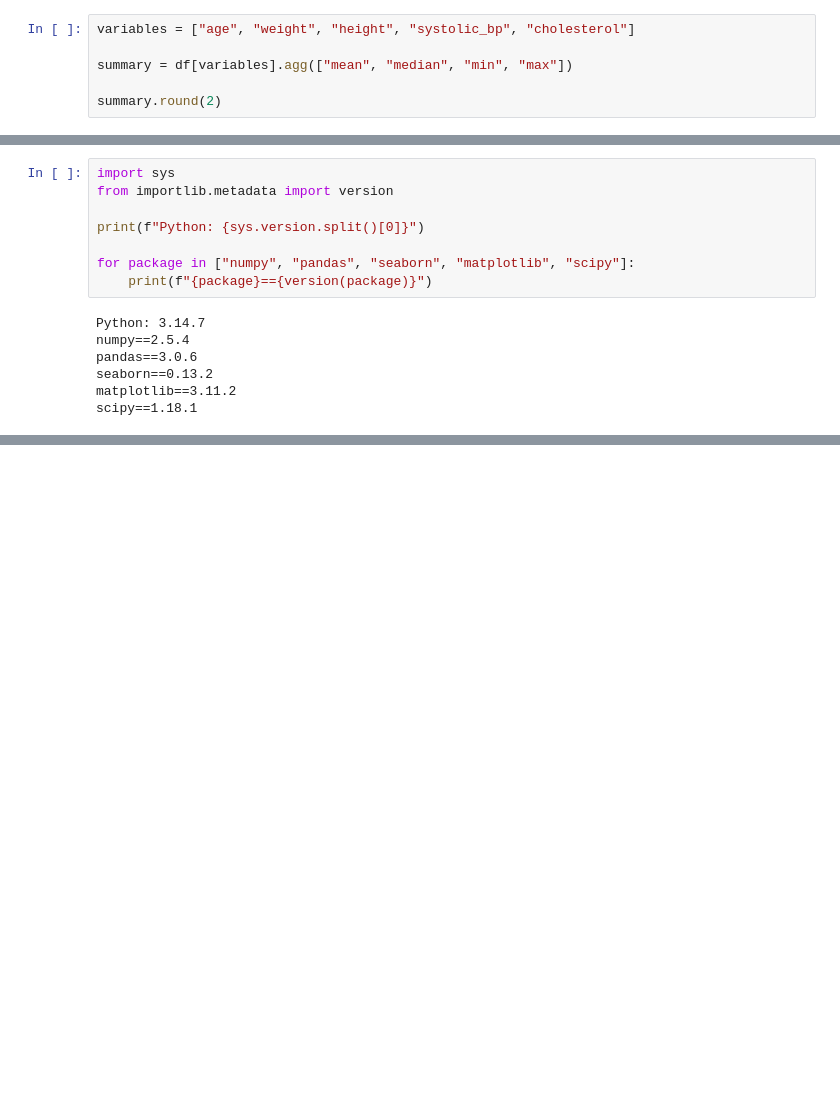
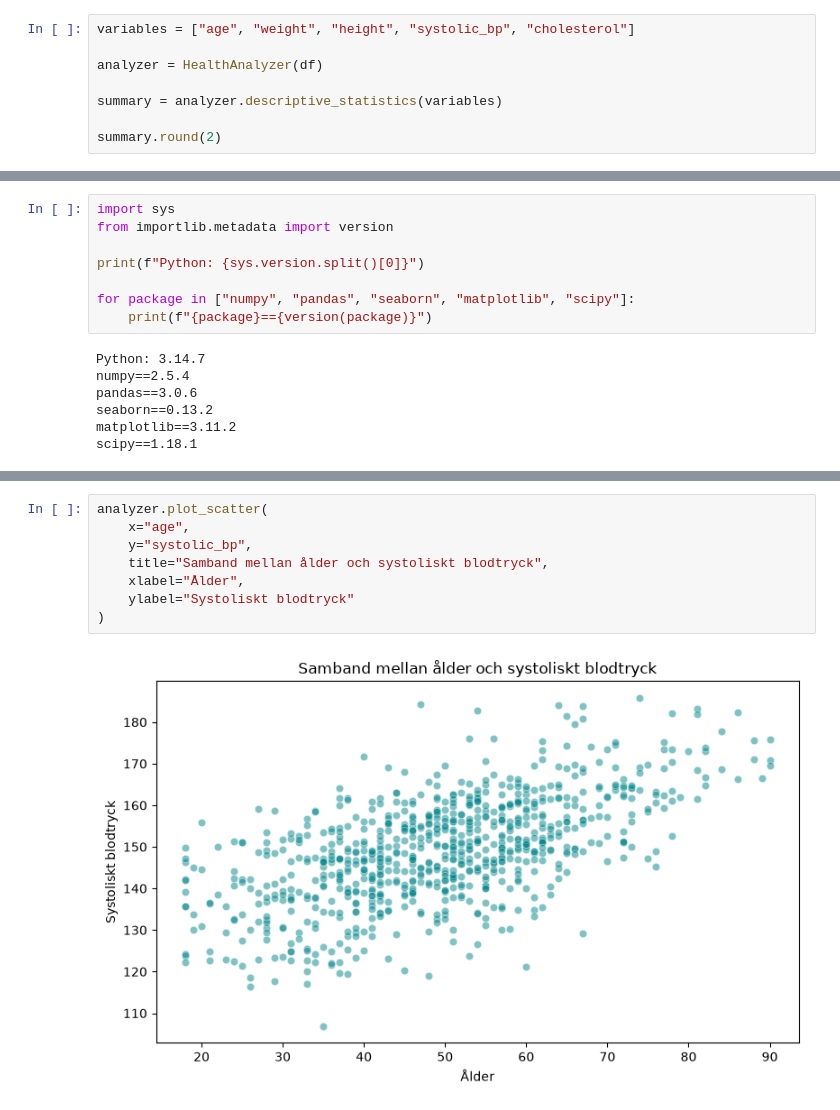
Before and after one commit to VicluUiB/statistisk-analys-halsodata_VictorLundstr-m, a Jupyter notebook: analys.ipynb, the cells around one changed output, grey strips where cells are left out. Cells and saved outputs as stored; diff of their text form; blank space fills up the shorter version.

```diff
--- a/analys.ipynb
+++ b/analys.ipynb
@@ -68,7 +71,9 @@ Dokumentation:
 # %%
 variables = ["age", "weight", "height", "systolic_bp", "cholesterol"]
 
-summary = df[variables].agg(["mean", "median", "min", "max"])
+analyzer = HealthAnalyzer(df)
+
+summary = analyzer.descriptive_statistics(variables)
 
 summary.round(2)
 # %% [output]
@@ -643,0 +621,10 @@ scipy==1.18.1
+# %%
+analyzer.plot_scatter(
+    x="age",
+    y="systolic_bp",
+    title="Samband mellan ålder och systoliskt blodtryck",
+    xlabel="Ålder",
+    ylabel="Systoliskt blodtryck"
+)
+# %% [output]
+[figure, added]
```
Also changed, not shown: parts of 32 cells of this notebook, 1 other file.
